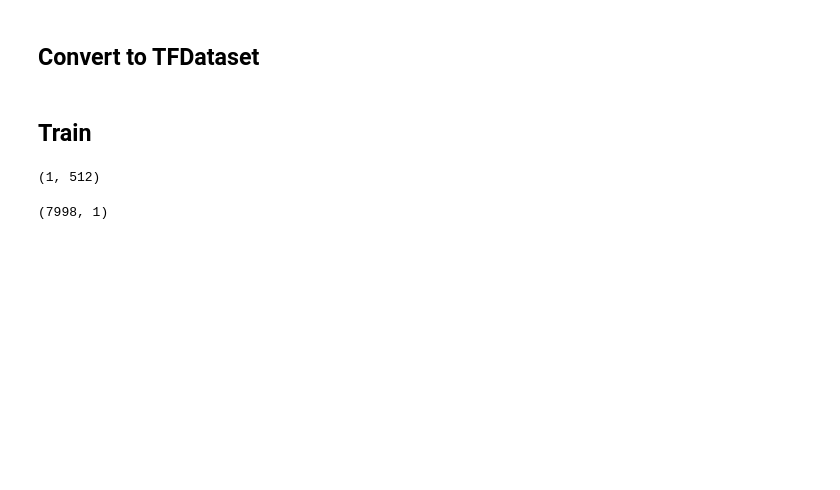
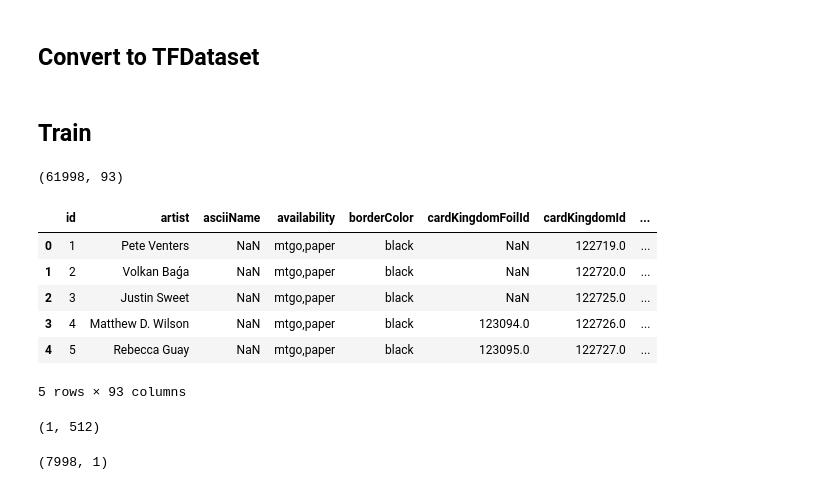
Before and after one commit to ledgerW/magicml, a Jupyter notebook: notebooks/fine_tune.ipynb, the cells around one changed output. Drawn from its saved outputs; the diff is of its cells as text; code cells hidden in the pictures; blank space fills up the shorter version.

```diff
--- a/notebooks/fine_tune.ipynb
+++ b/notebooks/fine_tune.ipynb
@@ -310,0 +338,2 @@ trainer.train()
+# %%
+LOCAL_RAW_PATH = '../data/mtgjson'
@@ -310,0 +349,50 @@ trainer.train()
+# %%
+# Prep data
+# Get MTGJSON data
+cards_df = pd.read_csv(LOCAL_RAW_PATH + '/cards.csv')\
+  .drop(columns=['index'])
+
+# Merge with sets data
+sets_df = pd.read_csv(LOCAL_RAW_PATH + '/sets.csv')[['code','name']]\
+  .rename(columns={'name': 'setName', 'code':'setCode'})
+
+cards_df = cards_df\
+  .merge(sets_df, how='left', on='setCode')
+
+# Merge with legalities / formats data
+legs_df = pd.read_csv(LOCAL_RAW_PATH + '/legalities.csv')\
+  .drop_duplicates(subset=['uuid','format','status'])\
+  .pivot(index='uuid', columns='format', values='status')\
+  .reset_index()\
+  .fillna('Blank')
+
+cards_df = cards_df\
+  .merge(legs_df, how='left', on='uuid')
+
+# Merge with scryfall data
+scryfall_df = pd.read_json(LOCAL_RAW_PATH + '/scryfall_cards.json')
+scryfall_sets = scryfall_df.set_name.unique()
+supported_sets_varients = [scry_s for scry_s in scryfall_sets if any([s in scry_s for s in supported_sets])]
+
+scryfall_df = scryfall_df\
+    .query('set_name == @supported_sets_varients')\
+    [['id','image_uris','card_faces']]\
+    .reset_index(drop=True)\
+    .assign(image_urls=lambda df: df.apply(get_image_uris, axis=1))\
+    .drop(columns=['image_uris','card_faces'])\
+    .rename(columns={'id': 'scryfallId'})
+
+cards_df = cards_df\
+  .merge(scryfall_df, how='left', on='scryfallId')
+# %%
+print(cards_df.shape)
+cards_df.head(5)
+# %% [output]
+(61998, 93)
+|  | id | artist | asciiName | availability | borderColor | cardKingdomFoilId | cardKingdomId | ... |
+| 0 | 1 | Pete Venters | NaN | mtgo,paper | black | NaN | 122719.0 | ... |
+| 1 | 2 | Volkan Baǵa | NaN | mtgo,paper | black | NaN | 122720.0 | ... |
+| 2 | 3 | Justin Sweet | NaN | mtgo,paper | black | NaN | 122725.0 | ... |
+| 3 | 4 | Matthew D. Wilson | NaN | mtgo,paper | black | 123094.0 | 122726.0 | ... |
+| 4 | 5 | Rebecca Guay | NaN | mtgo,paper | black | 123095.0 | 122727.0 | ... |
+5 rows × 93 columns
```
Also changed, not shown: parts of 5 cells of this notebook, 3 other files.
